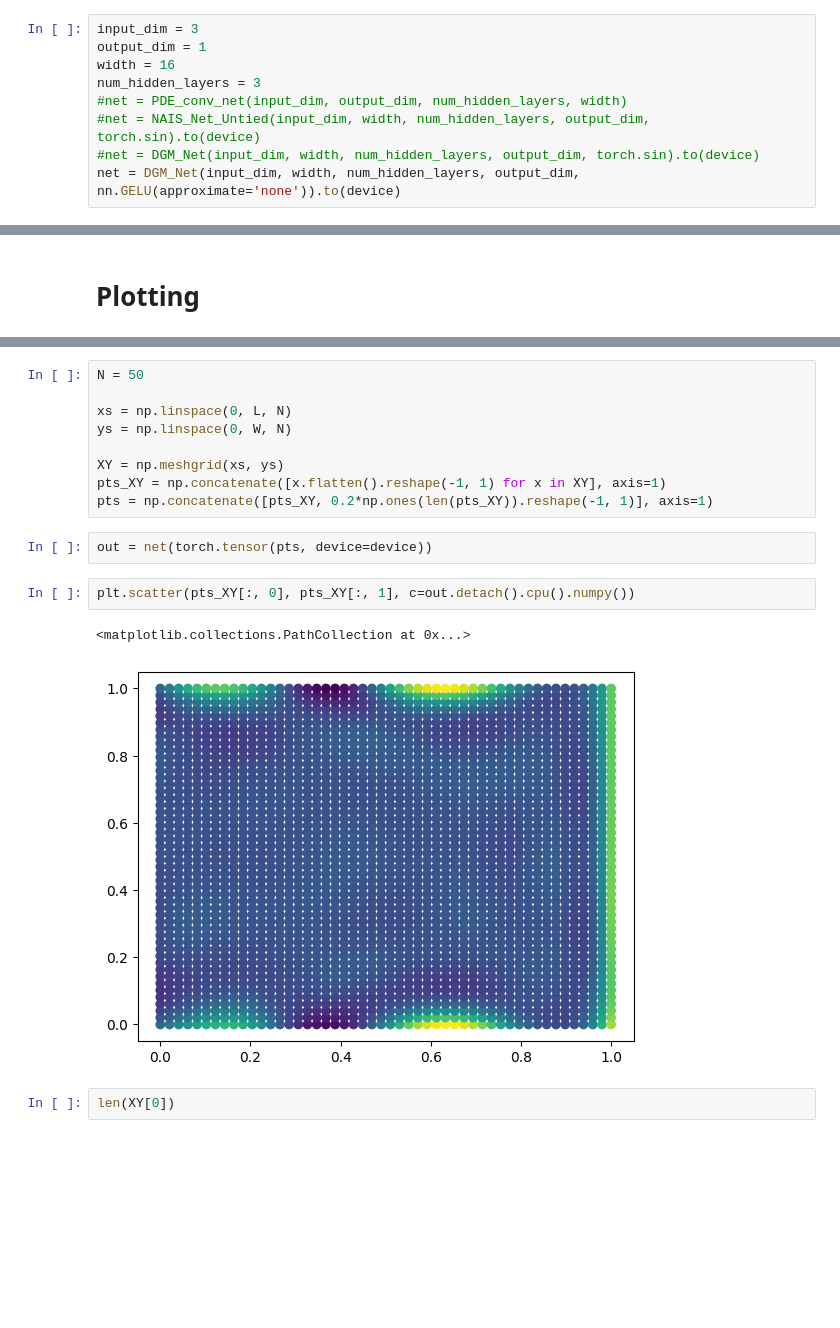
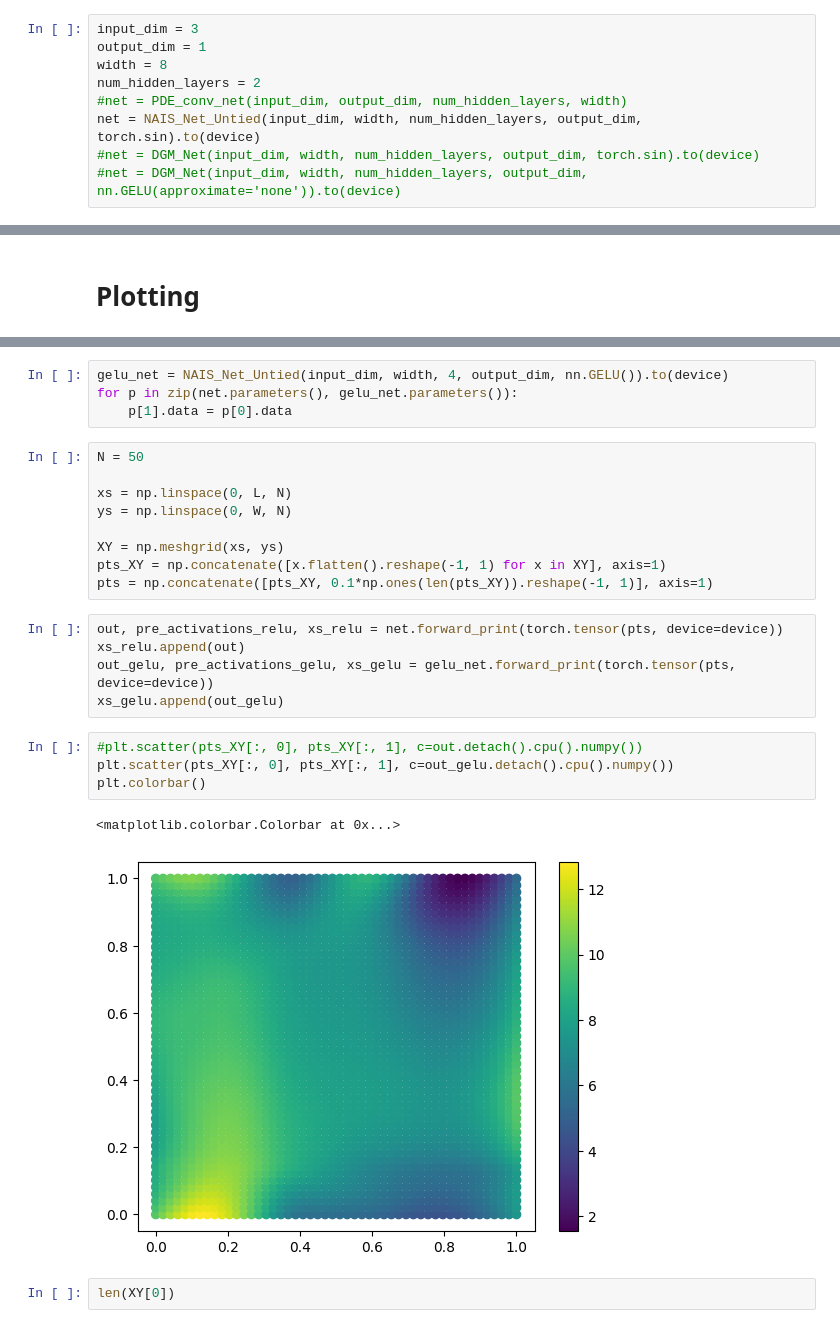
Before and after one commit to rahil1206/PDE-Project, a Jupyter notebook: Experiment.ipynb, the cells around one changed output, grey strips where cells are left out. Drawn from its saved outputs; the diff is of its cells as text; blank space fills up the shorter version.

```diff
--- a/Experiment.ipynb
+++ b/Experiment.ipynb
@@ -34,12 +36,12 @@ $$
 # %%
 input_dim = 3
 output_dim = 1
-width = 16
-num_hidden_layers = 3
+width = 8
+num_hidden_layers = 2
 #net = PDE_conv_net(input_dim, output_dim, num_hidden_layers, width)
-#net = NAIS_Net_Untied(input_dim, width, num_hidden_layers, output_dim, torch.sin).to(device)
+net = NAIS_Net_Untied(input_dim, width, num_hidden_layers, output_dim, torch.sin).to(device)
 #net = DGM_Net(input_dim, width, num_hidden_layers, output_dim, torch.sin).to(device)
-net = DGM_Net(input_dim, width, num_hidden_layers, output_dim, nn.GELU(approximate='none')).to(device)
+#net = DGM_Net(input_dim, width, num_hidden_layers, output_dim, nn.GELU(approximate='none')).to(device)
 # %%
 def generate_boundary_values(a1, a2, L, W, T, N, freq):
     """[[x, y, t], u(x, y, t)=u(x, y, 0)]"""
@@ -945,3 +1063,7 @@ net = regression_net
+# %%
+gelu_net = NAIS_Net_Untied(input_dim, width, 4, output_dim, nn.GELU()).to(device)
+for p in zip(net.parameters(), gelu_net.parameters()):
+    p[1].data = p[0].data
 # %%
 N = 50
 
@@ -950,14 +1072,19 @@ ys = np.linspace(0, W, N)
 
 XY = np.meshgrid(xs, ys)
 pts_XY = np.concatenate([x.flatten().reshape(-1, 1) for x in XY], axis=1)
-pts = np.concatenate([pts_XY, 0.2*np.ones(len(pts_XY)).reshape(-1, 1)], axis=1)
+pts = np.concatenate([pts_XY, 0.1*np.ones(len(pts_XY)).reshape(-1, 1)], axis=1)
-# %%
-out = net(torch.tensor(pts, device=device))
+# %%
+out, pre_activations_relu, xs_relu = net.forward_print(torch.tensor(pts, device=device))
+xs_relu.append(out)
+out_gelu, pre_activations_gelu, xs_gelu = gelu_net.forward_print(torch.tensor(pts, device=device))
+xs_gelu.append(out_gelu)
 # %%
-plt.scatter(pts_XY[:, 0], pts_XY[:, 1], c=out.detach().cpu().numpy())
+#plt.scatter(pts_XY[:, 0], pts_XY[:, 1], c=out.detach().cpu().numpy())
+plt.scatter(pts_XY[:, 0], pts_XY[:, 1], c=out_gelu.detach().cpu().numpy())
+plt.colorbar()
 # %% [output]
-<matplotlib.collections.PathCollection at 0x...>
+<matplotlib.colorbar.Colorbar at 0x...>
-[figure, old version]
+[figure, new version]
 # %%
 len(XY[0])
 # %% [output]
```
Also changed, not shown: parts of 56 cells of this notebook.
